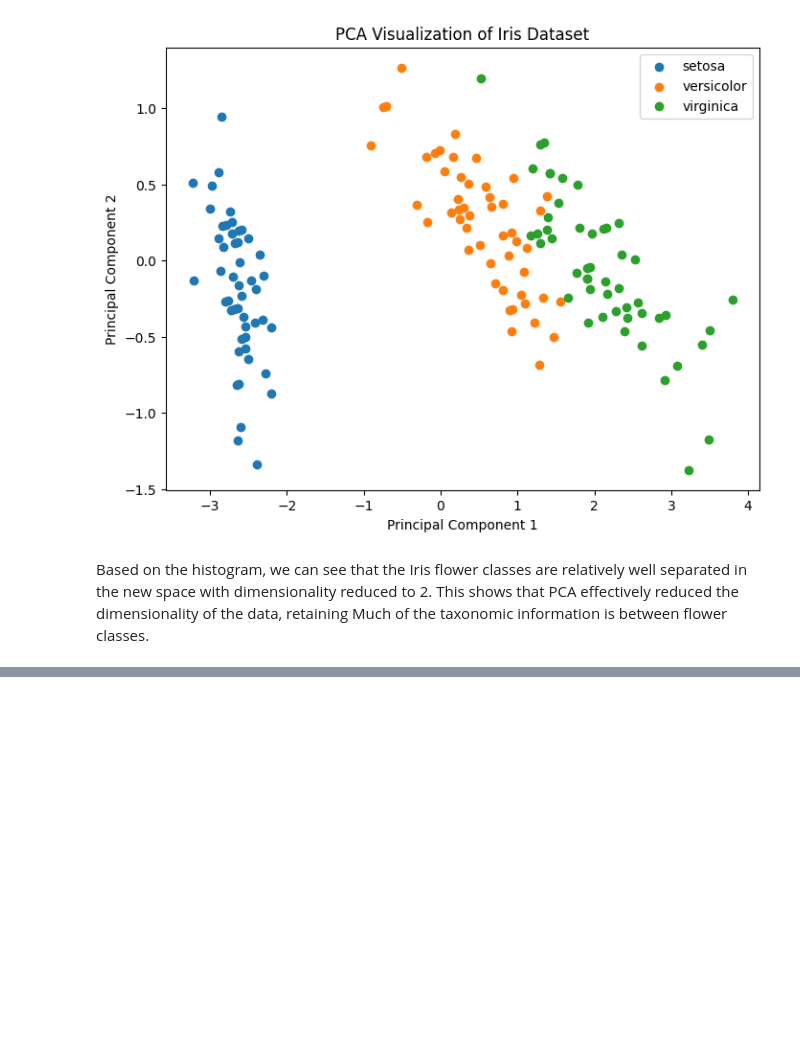
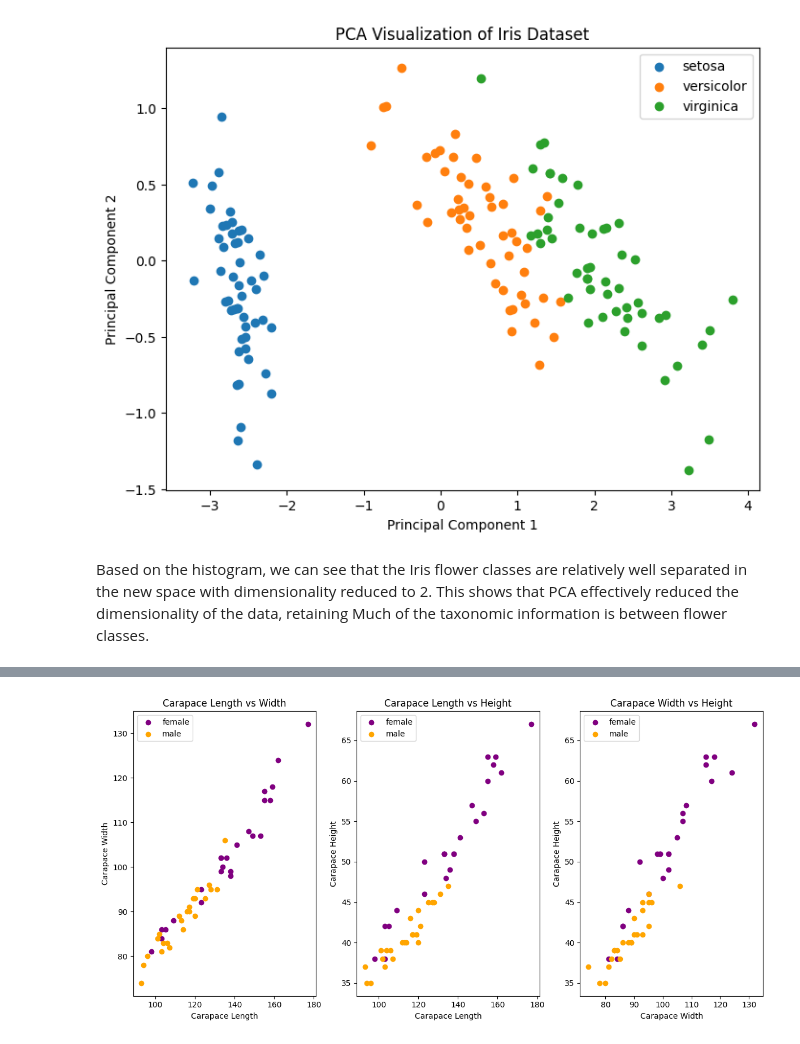
Before and after one commit to TheDan53-Forwork/Multi-Dimensional-Data-Processing, a Jupyter notebook: lab/lab1/21110256_HuynhNguyenTheDan_01_PCA.ipynb, the cells around one changed output, grey strips where cells are left out. Cells and saved outputs as stored; diff of their text form; code cells hidden in the pictures; blank space fills up the shorter version.

```diff
--- a/lab/lab1/21110256_HuynhNguyenTheDan_01_PCA.ipynb
+++ b/lab/lab1/21110256_HuynhNguyenTheDan_01_PCA.ipynb
@@ -134,0 +240,44 @@ Based on the histogram, we can see that the Iris flower classes are relatively w
+# %%
+# Extracting data for plotting
+carapace_lengths = data[:, 0].astype(float)
+carapace_widths = data[:, 1].astype(float)
+carapace_heights = data[:, 2].astype(float)
+genders = data[:, 3]
+
+# Mapping gender to colors
+color_map = {'female': 'purple', 'male': 'orange'}  # You can add more colors for different genders if needed
+
+# Plotting
+plt.figure(figsize=(12, 6))
+
+plt.subplot(1, 3, 1)
+for gender in np.unique(genders):
+    ix = np.where(genders == gender)
+    plt.scatter(carapace_lengths[ix], carapace_widths[ix], label=gender, color=color_map[gender])
+plt.xlabel('Carapace Length')
+plt.ylabel('Carapace Width')
+plt.title('Carapace Length vs Width')
+plt.legend()
+
+plt.subplot(1, 3, 2)
+for gender in np.unique(genders):
+    ix = np.where(genders == gender)
+    plt.scatter(carapace_lengths[ix], carapace_heights[ix], label=gender, color=color_map[gender])
+plt.xlabel('Carapace Length')
+plt.ylabel('Carapace Height')
+plt.title('Carapace Length vs Height')
+plt.legend()
+
+plt.subplot(1, 3, 3)
+for gender in np.unique(genders):
+    ix = np.where(genders == gender)
+    plt.scatter(carapace_widths[ix], carapace_heights[ix], label=gender, color=color_map[gender])
+plt.xlabel('Carapace Width')
+plt.ylabel('Carapace Height')
+plt.title('Carapace Width vs Height')
+plt.legend()
+
+plt.tight_layout()
+plt.show()
+# %% [output]
+[figure, added]
```
Also changed, not shown: parts of 15 cells of this notebook.
